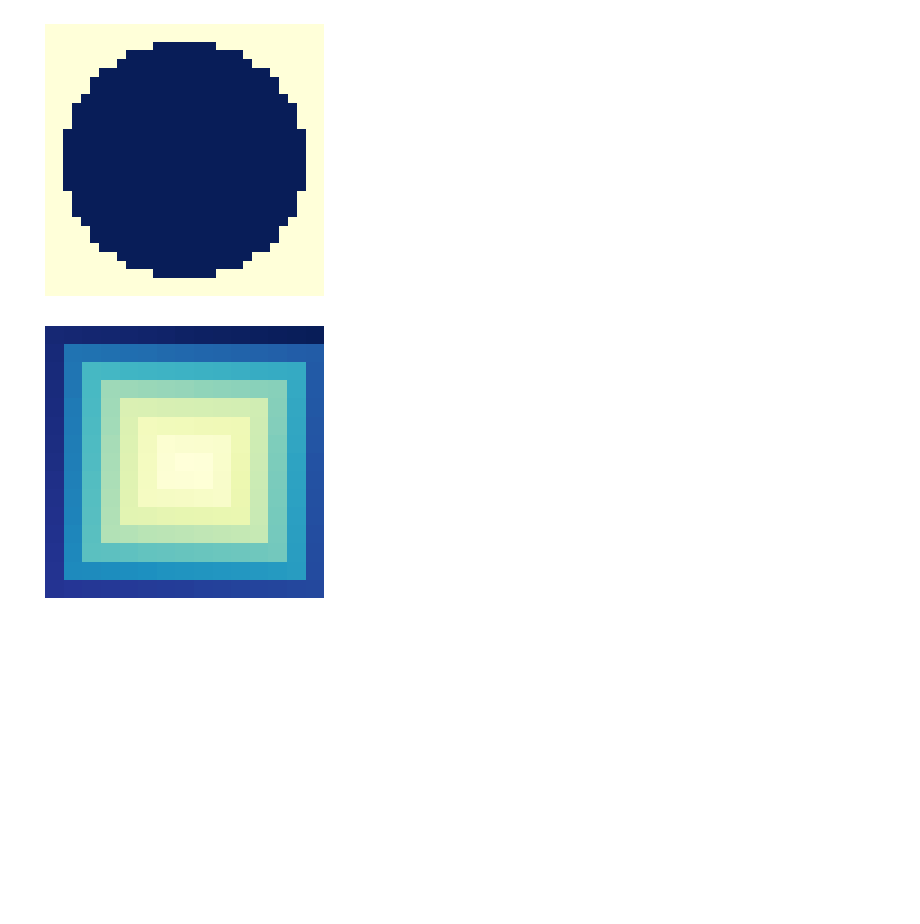
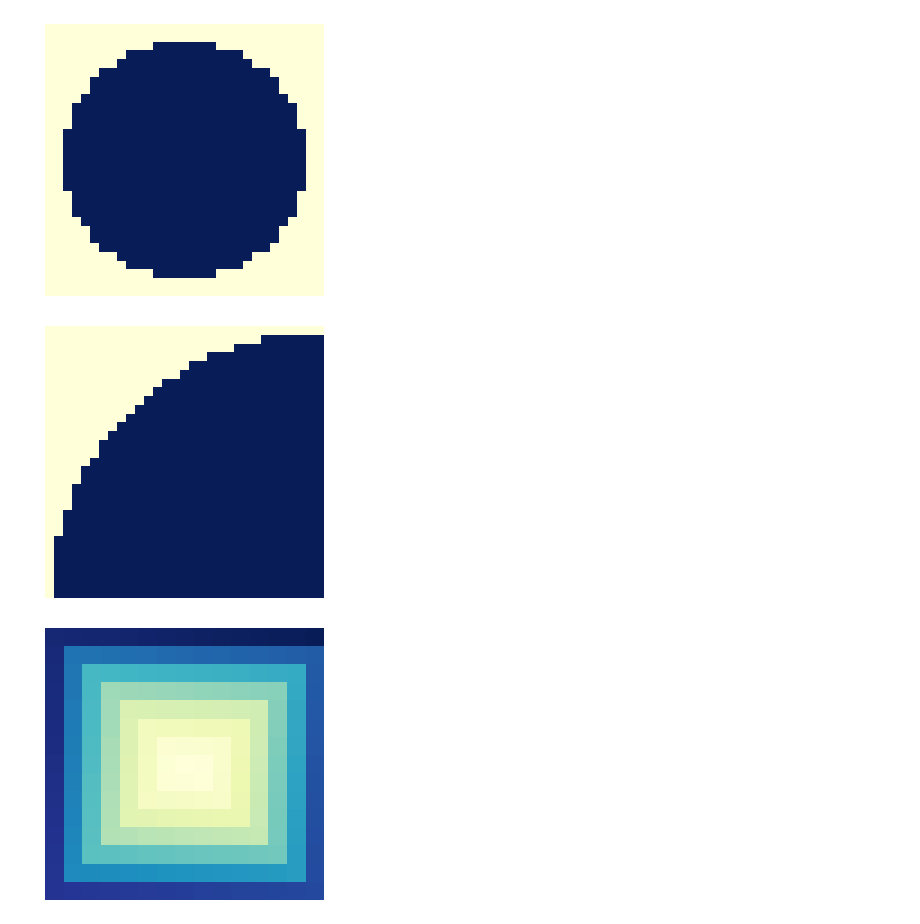
Before and after one commit to kolibril13/further_ideas_plywood_gallery, a Jupyter notebook: nb3_2dArray.ipynb, the cells around one changed output. Saved outputs shown, nothing was run; the diff lists cells and outputs as text; code cells hidden in the pictures; blank space fills up the shorter version.

Commit message:
add 2d array

```diff
--- a/nb3_2dArray.ipynb
+++ b/nb3_2dArray.ipynb
@@ -177,6 +177,23 @@ array[circ] = 1
 disp(array)
 # %% [output]
 [figure]
+# %%
+%%capture_png $cell_normalX -p Circle.png
+shape = (31,31)
+radius = 31
+shape = (2 * shape[0], 2 * shape[1]) # factor 2 because cutting later
+x,y = np.indices(shape)
+dx = int(shape[0]/2)
+dy = int(shape[1]/2)
+circ = (x - dx) ** 2 + (y - dy) ** 2 <= radius**2
+array = np.zeros(shape)
+array[circ] = 1
+region1 = int(shape[0]/2)
+region2 = int(shape[1]/2)
+array = array[0:region1,0:region2]
+disp(array)
+# %% [output]
+[figure, added]
 # %%
 %%capture_png $cell_normalX -p Spiral.png
 # spiral  # code inspired from : https://stackoverflow.com/questions/36834505/creating-a-spiral-array-in-python
```
Also changed, not shown: parts of 3 cells of this notebook, 9 other files.
